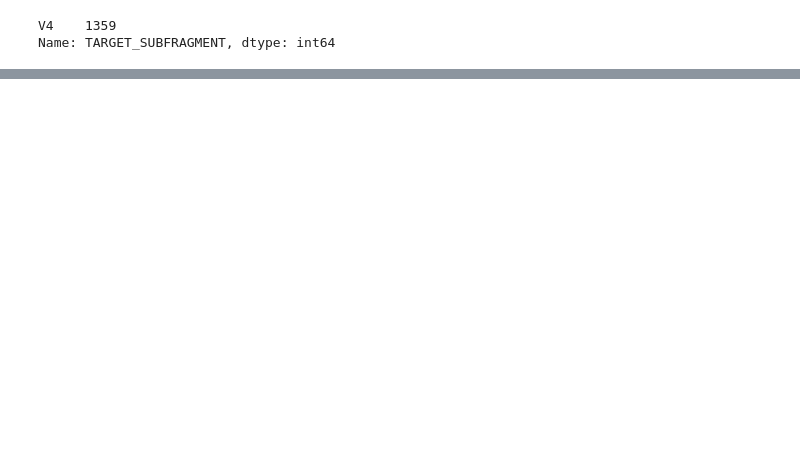
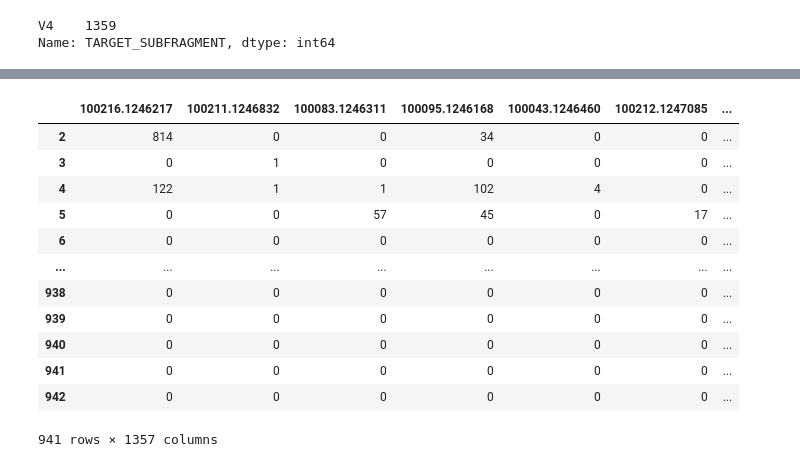
Before and after one commit to StefRodopCodes94/Thesis, a Jupyter notebook: Bio_VAE.ipynb, the cells around one changed output, grey strips where cells are left out. Drawn from its saved outputs; the diff is of its cells as text; code cells hidden in the pictures; blank space fills up the shorter version.

```diff
--- a/Bio_VAE.ipynb
+++ b/Bio_VAE.ipynb
@@ -124,7 +129,7 @@ DataFrame saved as ./data/Bio_data/Gevers2014_OTU.csv
 # %%
 # Define the path to the CSV file
-csv_file_path = './data/Bio_data/Gevers2014_meta.csv'
-csv_file_path2 = './data/Bio_data/Gevers2014_OTU.csv'
+csv_file_path = './data/Bio_data/Gevers2014/Gevers2014_meta.csv'
+csv_file_path2 = './data/Bio_data/Gevers2014/Gevers2014_OTU.csv'
 
 # Read the CSV file into a DataFrame
 meta_df = pd.read_csv(csv_file_path)
@@ -175,0 +149,18 @@ OTU_df
+# %%
+OTU_df = OTU_df.T
+OTU_df = OTU_df.iloc[1:, 1:]
+OTU_df
+# %% [output]
+|  | 100216.1246217 | 100211.1246832 | 100083.1246311 | 100095.1246168 | 100043.1246460 | 100212.1247085 | ... |
+| 2 | 814 | 0 | 0 | 34 | 0 | 0 | ... |
+| 3 | 0 | 1 | 0 | 0 | 0 | 0 | ... |
+| 4 | 122 | 1 | 1 | 102 | 4 | 0 | ... |
+| 5 | 0 | 0 | 57 | 45 | 0 | 17 | ... |
+| 6 | 0 | 0 | 0 | 0 | 0 | 0 | ... |
+| ... | ... | ... | ... | ... | ... | ... | ... |
+| 938 | 0 | 0 | 0 | 0 | 0 | 0 | ... |
+| 939 | 0 | 0 | 0 | 0 | 0 | 0 | ... |
+| 940 | 0 | 0 | 0 | 0 | 0 | 0 | ... |
+| 941 | 0 | 0 | 0 | 0 | 0 | 0 | ... |
+| 942 | 0 | 0 | 0 | 0 | 0 | 0 | ... |
+941 rows × 1357 columns
```
Also changed, not shown: parts of 7 cells of this notebook, 5 other files.
